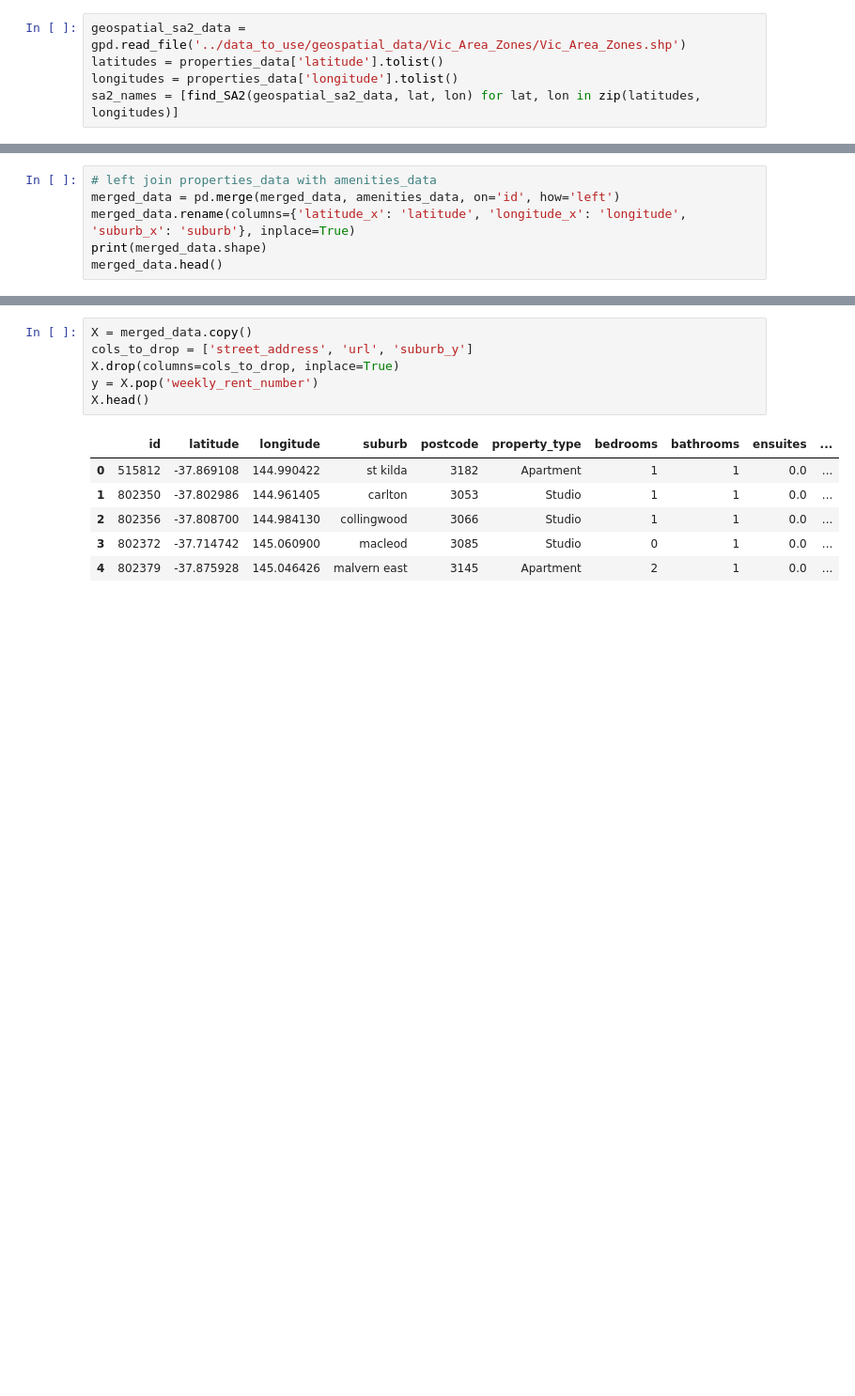
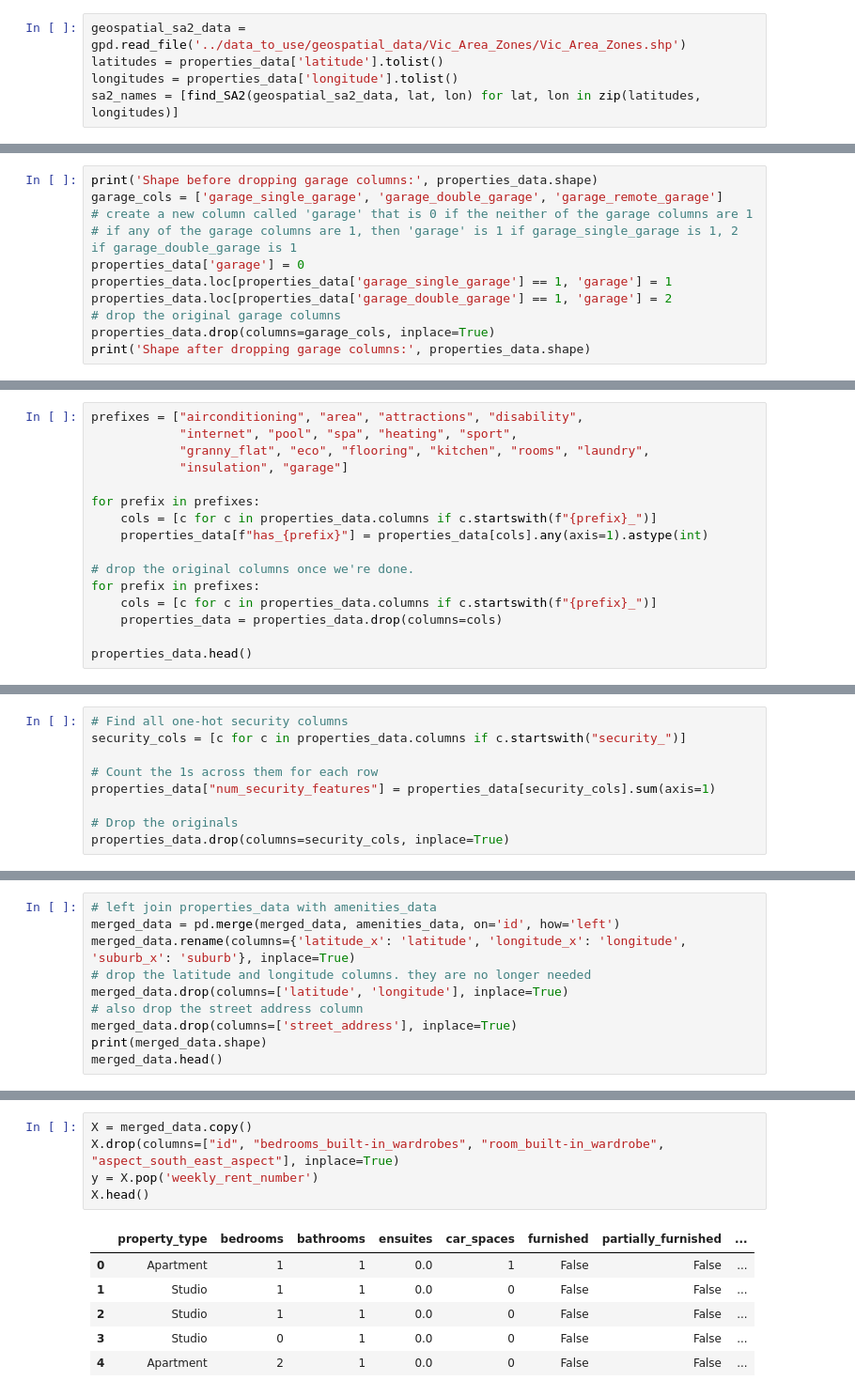
Before and after one commit to Aditya048/real-estate-industry-project, a Jupyter notebook: modelling/rfr.ipynb, the cells around one changed output, grey strips where cells are left out. Shown at 94% size. Drawn from its saved outputs; the diff is of its cells as text; blank space fills up the shorter version.

```diff
--- a/modelling/rfr.ipynb
+++ b/modelling/rfr.ipynb
@@ -141,0 +167,11 @@ properties_data.head()
+# %%
+print('Shape before dropping garage columns:', properties_data.shape)
+garage_cols = ['garage_single_garage', 'garage_double_garage', 'garage_remote_garage']
+# create a new column called 'garage' that is 0 if the neither of the garage columns are 1
+# if any of the garage columns are 1, then 'garage' is 1 if garage_single_garage is 1, 2 if garage_double_garage is 1
+properties_data['garage'] = 0
+properties_data.loc[properties_data['garage_single_garage'] == 1, 'garage'] = 1
+properties_data.loc[properties_data['garage_double_garage'] == 1, 'garage'] = 2
+# drop the original garage columns
+properties_data.drop(columns=garage_cols, inplace=True)
+print('Shape after dropping garage columns:', properties_data.shape)
@@ -141,0 +222,16 @@ properties_data.head()
+# %%
+prefixes = ["airconditioning", "area", "attractions", "disability",
+            "internet", "pool", "spa", "heating", "sport",
+            "granny_flat", "eco", "flooring", "kitchen", "rooms", "laundry",
+            "insulation", "garage"]
+
+for prefix in prefixes:
+    cols = [c for c in properties_data.columns if c.startswith(f"{prefix}_")]
+    properties_data[f"has_{prefix}"] = properties_data[cols].any(axis=1).astype(int)
+
+# drop the original columns once we're done.
+for prefix in prefixes:
+    cols = [c for c in properties_data.columns if c.startswith(f"{prefix}_")]
+    properties_data = properties_data.drop(columns=cols)
+
+properties_data.head()
@@ -142,3 +248,12 @@ properties_data.head()
+# %%
+# Find all one-hot security columns
+security_cols = [c for c in properties_data.columns if c.startswith("security_")]
+
+# Count the 1s across them for each row
+properties_data["num_security_features"] = properties_data[security_cols].sum(axis=1)
+
+# Drop the originals
+properties_data.drop(columns=security_cols, inplace=True)
 # %%
 merged_data = pd.merge(properties_data, dwellings_data, on='SA2_Name', how='left')
 merged_data.head()
@@ -154,6 +268,10 @@ merged_data.head()
 # left join properties_data with amenities_data
 merged_data = pd.merge(merged_data, amenities_data, on='id', how='left')
 merged_data.rename(columns={'latitude_x': 'latitude', 'longitude_x': 'longitude', 'suburb_x': 'suburb'}, inplace=True)
+# drop the latitude and longitude columns. they are no longer needed
+merged_data.drop(columns=['latitude', 'longitude'], inplace=True)
+# also drop the street address column
+merged_data.drop(columns=['street_address'], inplace=True)
 print(merged_data.shape)
 merged_data.head()
 # %% [output]
@@ -168,13 +285,12 @@ merged_data.head()
 # %%
 X = merged_data.copy()
-cols_to_drop = ['street_address', 'url', 'suburb_y']
-X.drop(columns=cols_to_drop, inplace=True)
+X.drop(columns=["id", "bedrooms_built-in_wardrobes", "room_built-in_wardrobe", "aspect_south_east_aspect"], inplace=True)
 y = X.pop('weekly_rent_number')
 X.head()
 # %% [output]
-|  | id | latitude | longitude | suburb | postcode | property_type | bedrooms | bathrooms | ensuites | ... |
-| 0 | 515812 | -37.869108 | 144.990422 | st kilda | 3182 | Apartment | 1 | 1 | 0.0 | ... |
-| 1 | 802350 | -37.802986 | 144.961405 | carlton | 3053 | Studio | 1 | 1 | 0.0 | ... |
-| 2 | 802356 | -37.808700 | 144.984130 | collingwood | 3066 | Studio | 1 | 1 | 0.0 | ... |
-| 3 | 802372 | -37.714742 | 145.060900 | macleod | 3085 | Studio | 0 | 1 | 0.0 | ... |
-| 4 | 802379 | -37.875928 | 145.046426 | malvern east | 3145 | Apartment | 2 | 1 | 0.0 | ... |
+|  | property_type | bedrooms | bathrooms | ensuites | car_spaces | furnished | partially_furnished | ... |
+| 0 | Apartment | 1 | 1 | 0.0 | 1 | False | False | ... |
+| 1 | Studio | 1 | 1 | 0.0 | 0 | False | False | ... |
+| 2 | Studio | 1 | 1 | 0.0 | 0 | False | False | ... |
+| 3 | Studio | 0 | 1 | 0.0 | 0 | False | False | ... |
+| 4 | Apartment | 2 | 1 | 0.0 | 0 | False | False | ... |
```
Also changed, not shown: parts of 25 cells of this notebook.
